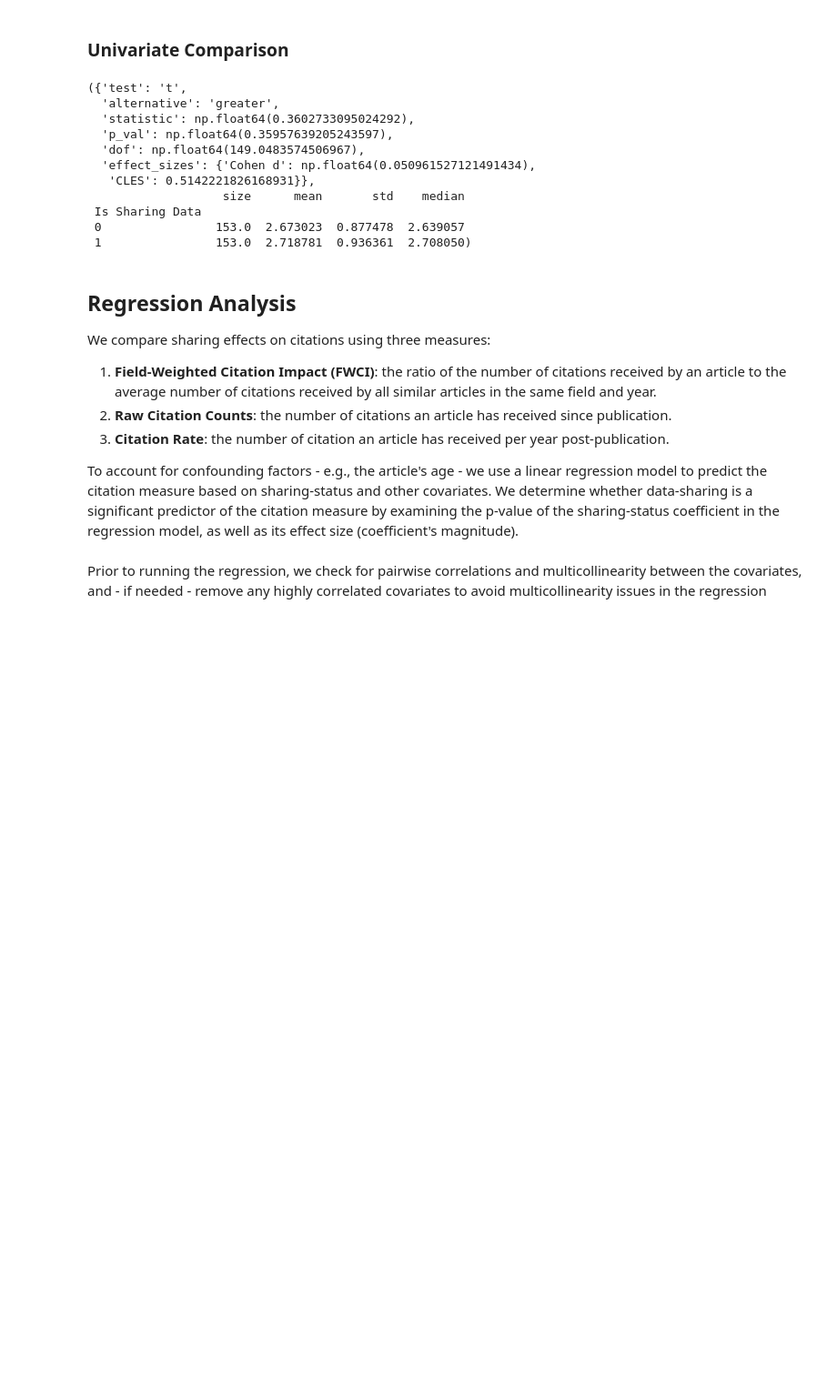
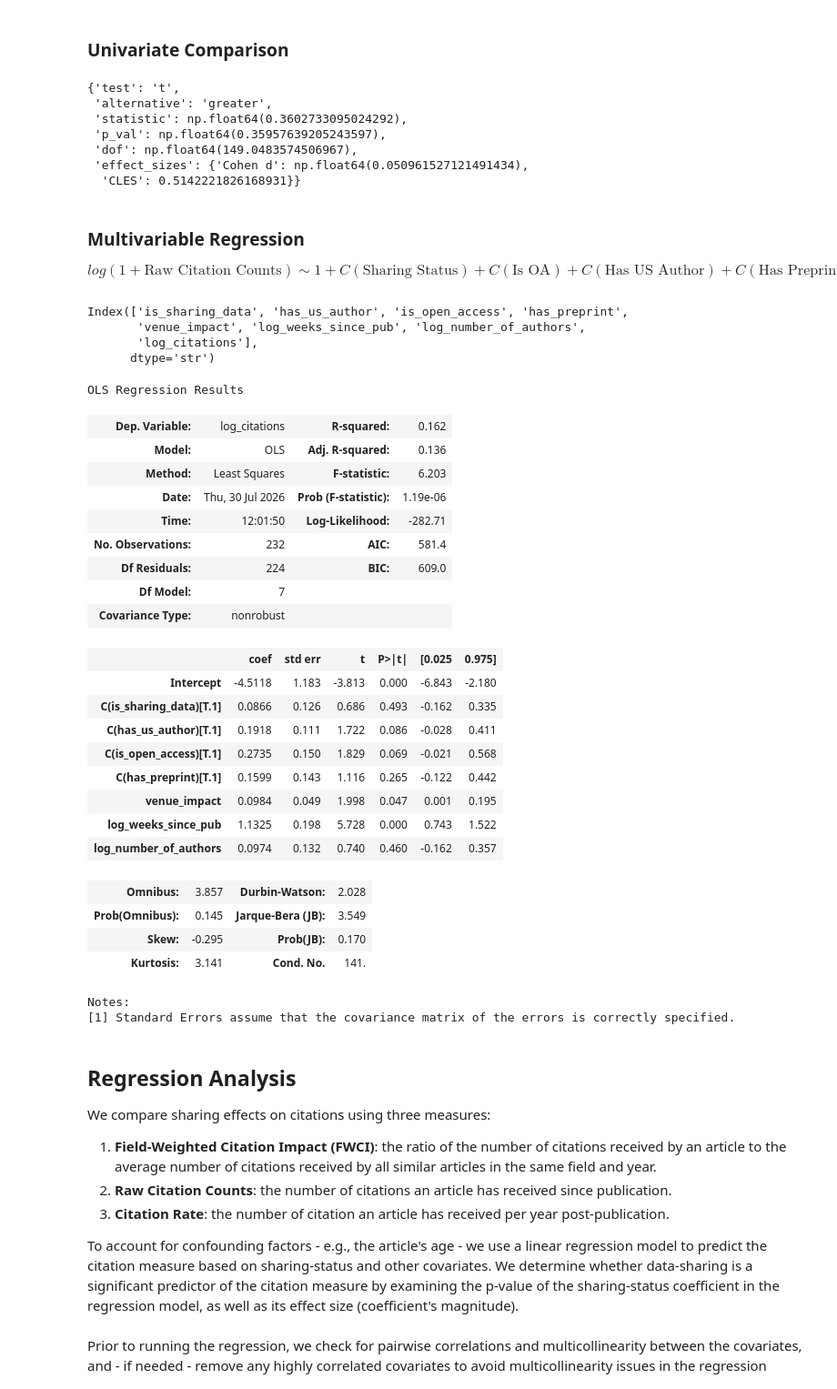
Before and after one commit to JonNir1/eye_movement_data_sharing, a Jupyter notebook: citations_for_data_sharing.ipynb, the cells around one changed output. Shown at 91% size. Cells and saved outputs as stored; diff of their text form; code cells hidden in the pictures; blank space fills up the shorter version.

Commit message:
analyze raw citation counts (2/n)

```diff
--- a/citations_for_data_sharing.ipynb
+++ b/citations_for_data_sharing.ipynb
@@ -1408,7 +1409,14 @@ shapiro = stats.shapiro(np.log(combined["TotalCitations"] + 1))
 print(f"Log+1 Scale is Normal:\t{'YES' if shapiro.pvalue > 0.05 else 'NO'} (W={shapiro.statistic :.3f}; p={shapiro.pvalue :.3f})")
 
 CITATIONS_DF = FEATURES_DF.drop(columns=["Sharing Class"])
-CITATIONS_DF["log(Citations+1)"] = np.log(1 + combined["TotalCitations"])
+CITATIONS_DF["log_citations"] = np.log1p(combined["TotalCitations"])
+CITATIONS_DF.columns = CITATIONS_DF.columns.map(
+    # statsmodels `smf.ols()` api doesn't allow whitespace or `log()` in the formula
+    lambda col: col.lower().replace(" ", "_").replace(".", "").replace(")", "").replace("log(", "log_")
+)
+
+# compare summary statistics of citation counts between sharing and non-sharing articles
+CITATIONS_DF.groupby("is_sharing_data")["log_citations"].describe()
 # %% [output]
 TotalCitations skewness:        Natural Scale: 1.9655   Log+1 Scale: -0.2634
 Log+1 Scale is Normal:  YES (W=0.990; p=0.117)
@@ -1415,25 +1427,60 @@ Log+1 Scale is Normal:  YES (W=0.990; p=0.117)
 # %% [markdown]
 ### Univariate Comparison
 # %%
-compare_continuous(
-    data=CITATIONS_DF,
-    share_feature="Is Sharing Data",
-    tested_feature="log(Citations+1)",
-    alternative="greater",
-    verbose=False
+citations_univariate_test, citations_univariate_summary = compare_continuous(
+    data=CITATIONS_DF, share_feature="is_sharing_data", tested_feature="log_citations", alternative="greater", verbose=False
 )
+citations_univariate_test
 # %% [output]
-({'test': 't',
-  'alternative': 'greater',
-  'statistic': np.float64(0.3602733095024292),
-  'p_val': np.float64(0.35957639205243597),
-  'dof': np.float64(149.0483574506967),
-  'effect_sizes': {'Cohen d': np.float64(0.050961527121491434),
-   'CLES': 0.5142221826168931}},
-                   size      mean       std    median
- Is Sharing Data
- 0                153.0  2.673023  0.877478  2.639057
- 1                153.0  2.718781  0.936361  2.708050)
+{'test': 't',
+ 'alternative': 'greater',
+ 'statistic': np.float64(0.3602733095024292),
+ 'p_val': np.float64(0.35957639205243597),
+ 'dof': np.float64(149.0483574506967),
+ 'effect_sizes': {'Cohen d': np.float64(0.050961527121491434),
+  'CLES': 0.5142221826168931}}
+# %% [markdown]
+### Multivariable Regression
+$$ log(1 + \text{Raw Citation Counts}) \sim 1 + C(\text{Sharing Status}) + C(\text{Is OA}) + C(\text{Has US Author}) + C(\text{Has Preprint}) + log(\text{Weeks Since Pub.}) + log(\text{Number of Authors}) + \text{Impact Score} $$
+# %%
+CITATIONS_DF.columns
+# %% [output]
+Index(['is_sharing_data', 'has_us_author', 'is_open_access', 'has_preprint',
+       'venue_impact', 'log_weeks_since_pub', 'log_number_of_authors',
+       'log_citations'],
+      dtype='str')
+# %%
+citations_model = smf.ols(
+    "log_citations ~ C(is_sharing_data) + C(has_us_author) + C(is_open_access) + C(has_preprint) + venue_impact + log_weeks_since_pub + log_number_of_authors",
+    data=CITATIONS_DF,
+).fit()
+citations_model.summary()
+# %% [output]
+OLS Regression Results
+| Dep. Variable: | log_citations | R-squared: | 0.162 |
+| Model: | OLS | Adj. R-squared: | 0.136 |
+| Method: | Least Squares | F-statistic: | 6.203 |
+| Date: | Thu, 30 Jul 2026 | Prob (F-statistic): | 1.19e-06 |
+| Time: | 12:01:50 | Log-Likelihood: | -282.71 |
+| No. Observations: | 232 | AIC: | 581.4 |
+| Df Residuals: | 224 | BIC: | 609.0 |
+| Df Model: | 7 |  |  |
+| Covariance Type: | nonrobust |  |  |
+|  | coef | std err | t | P>|t| | [0.025 | 0.975] |
+| Intercept | -4.5118 | 1.183 | -3.813 | 0.000 | -6.843 | -2.180 |
+| C(is_sharing_data)[T.1] | 0.0866 | 0.126 | 0.686 | 0.493 | -0.162 | 0.335 |
+| C(has_us_author)[T.1] | 0.1918 | 0.111 | 1.722 | 0.086 | -0.028 | 0.411 |
+| C(is_open_access)[T.1] | 0.2735 | 0.150 | 1.829 | 0.069 | -0.021 | 0.568 |
+| C(has_preprint)[T.1] | 0.1599 | 0.143 | 1.116 | 0.265 | -0.122 | 0.442 |
+| venue_impact | 0.0984 | 0.049 | 1.998 | 0.047 | 0.001 | 0.195 |
+| log_weeks_since_pub | 1.1325 | 0.198 | 5.728 | 0.000 | 0.743 | 1.522 |
+| log_number_of_authors | 0.0974 | 0.132 | 0.740 | 0.460 | -0.162 | 0.357 |
+| Omnibus: | 3.857 | Durbin-Watson: | 2.028 |
+| Prob(Omnibus): | 0.145 | Jarque-Bera (JB): | 3.549 |
+| Skew: | -0.295 | Prob(JB): | 0.170 |
+| Kurtosis: | 3.141 | Cond. No. | 141. |
+Notes:
+[1] Standard Errors assume that the covariance matrix of the errors is correctly specified.
 # %% [markdown]
 ## Regression Analysis
 We compare sharing effects on citations using three measures:
```
Also changed, not shown: parts of 5 cells of this notebook.
